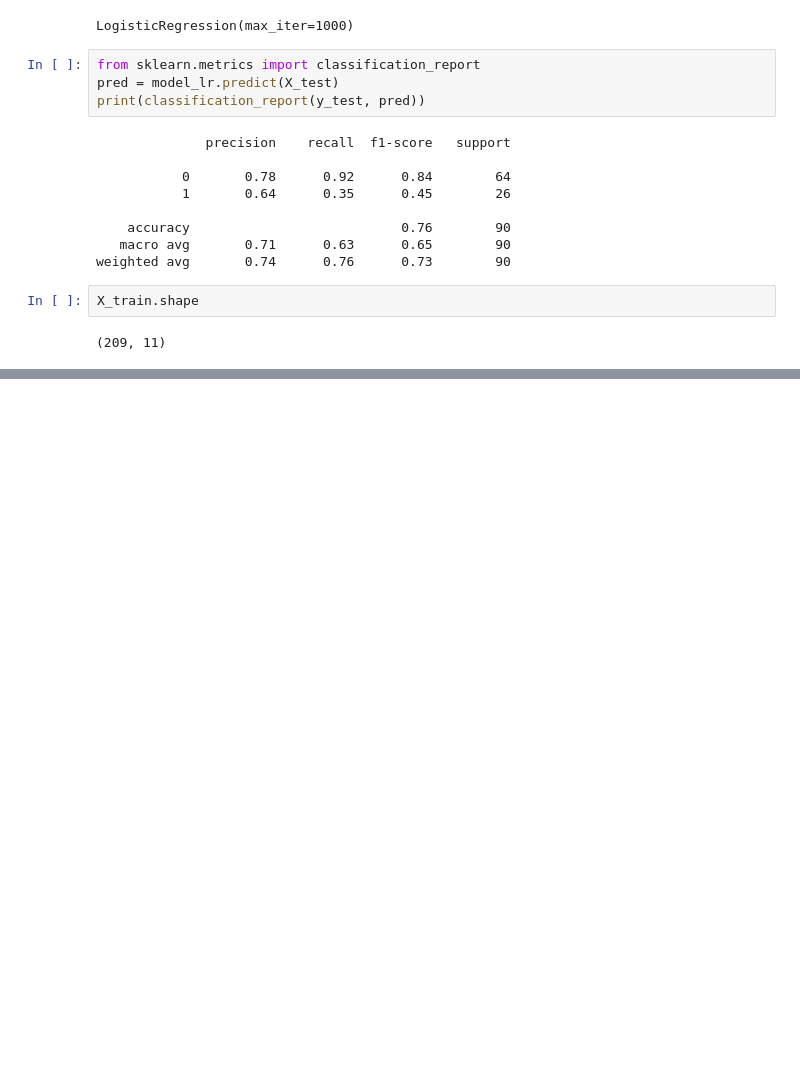
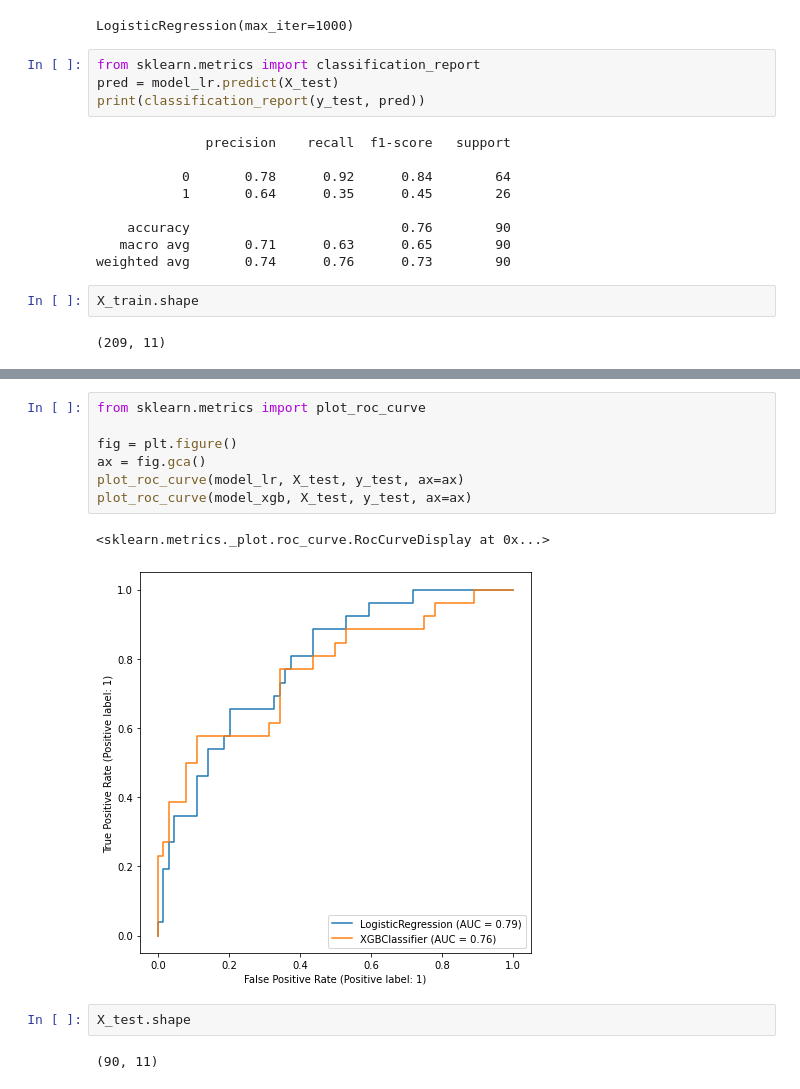
Before and after one commit to Welle-Kim/ML_multicampus, a Jupyter notebook: Analysis_for_heart_failure_clinic.ipynb, the cells around one changed output, grey strips where cells are left out. Drawn from its saved outputs; the diff is of its cells as text; blank space fills up the shorter version.

```diff
--- a/Analysis_for_heart_failure_clinic.ipynb
+++ b/Analysis_for_heart_failure_clinic.ipynb
@@ -189,0 +223,14 @@ array([0])
+# %%
+from sklearn.metrics import plot_roc_curve
+
+fig = plt.figure()
+ax = fig.gca()
+plot_roc_curve(model_lr, X_test, y_test, ax=ax)
+plot_roc_curve(model_xgb, X_test, y_test, ax=ax)
+# %% [output]
+<sklearn.metrics._plot.roc_curve.RocCurveDisplay at 0x...>
+[figure, added]
+# %%
+X_test.shape
+# %% [output]
+(90, 11)
```
Also changed, not shown: parts of 8 cells of this notebook.
